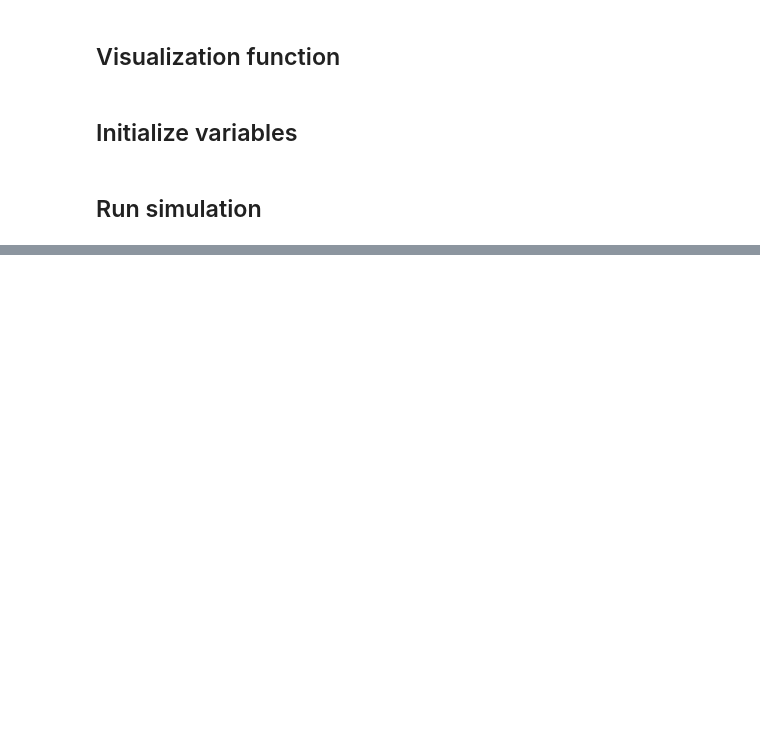
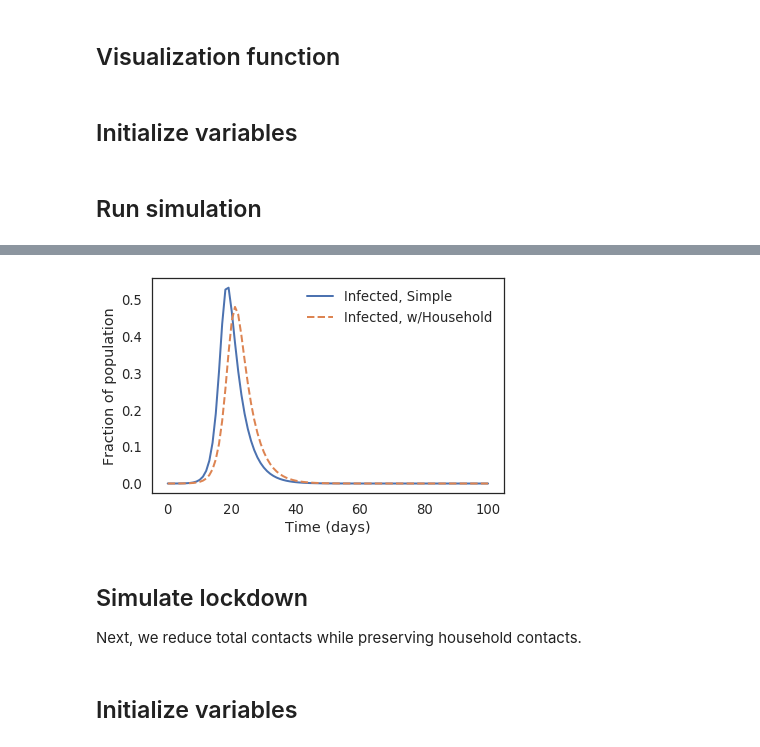
Before and after one commit to pnojai/cunyds, a Jupyter notebook: DATA604/Projects/jjeffryes_final_project.ipynb, the cells around one changed output, grey strips where cells are left out. Drawn from its saved outputs; the diff is of its cells as text; code cells hidden in the pictures; blank space fills up the shorter version.

```diff
--- a/DATA604/Projects/jjeffryes_final_project.ipynb
+++ b/DATA604/Projects/jjeffryes_final_project.ipynb
@@ -126,0 +188,12 @@ plot_results(results.S, results.I, results.R)
+# %%
+plot(results.I, '-', label='Infected, Simple')
+plot(results2.I, '--', label='Infected, w/Household')
+decorate(xlabel='Time (days)',
+         ylabel='Fraction of population')
+# %% [output]
+[figure, added]
+# %% [markdown]
+## Simulate lockdown
+Next, we reduce total contacts while preserving household contacts.
+# %% [markdown]
+## Initialize variables
```
Also changed, not shown: parts of 25 cells of this notebook.
